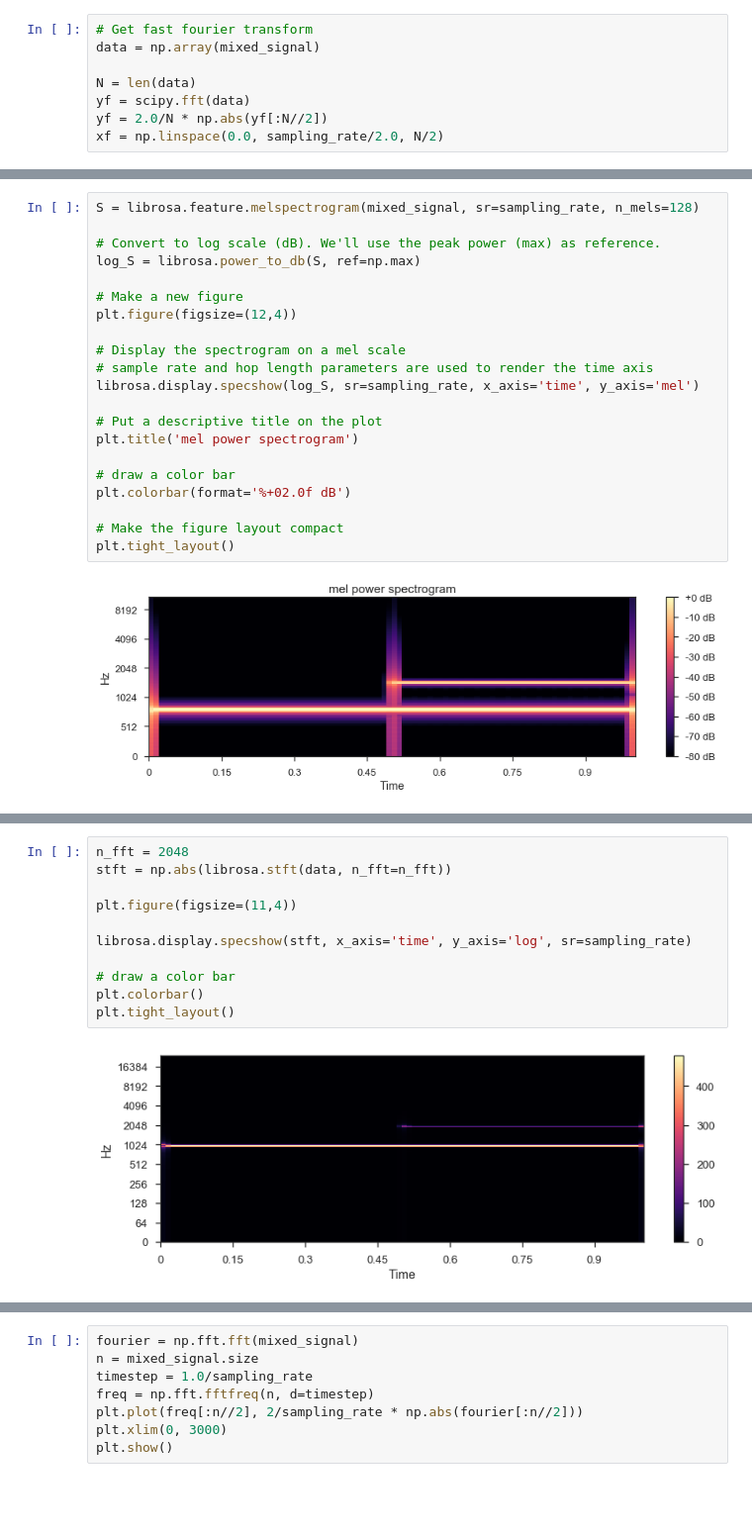
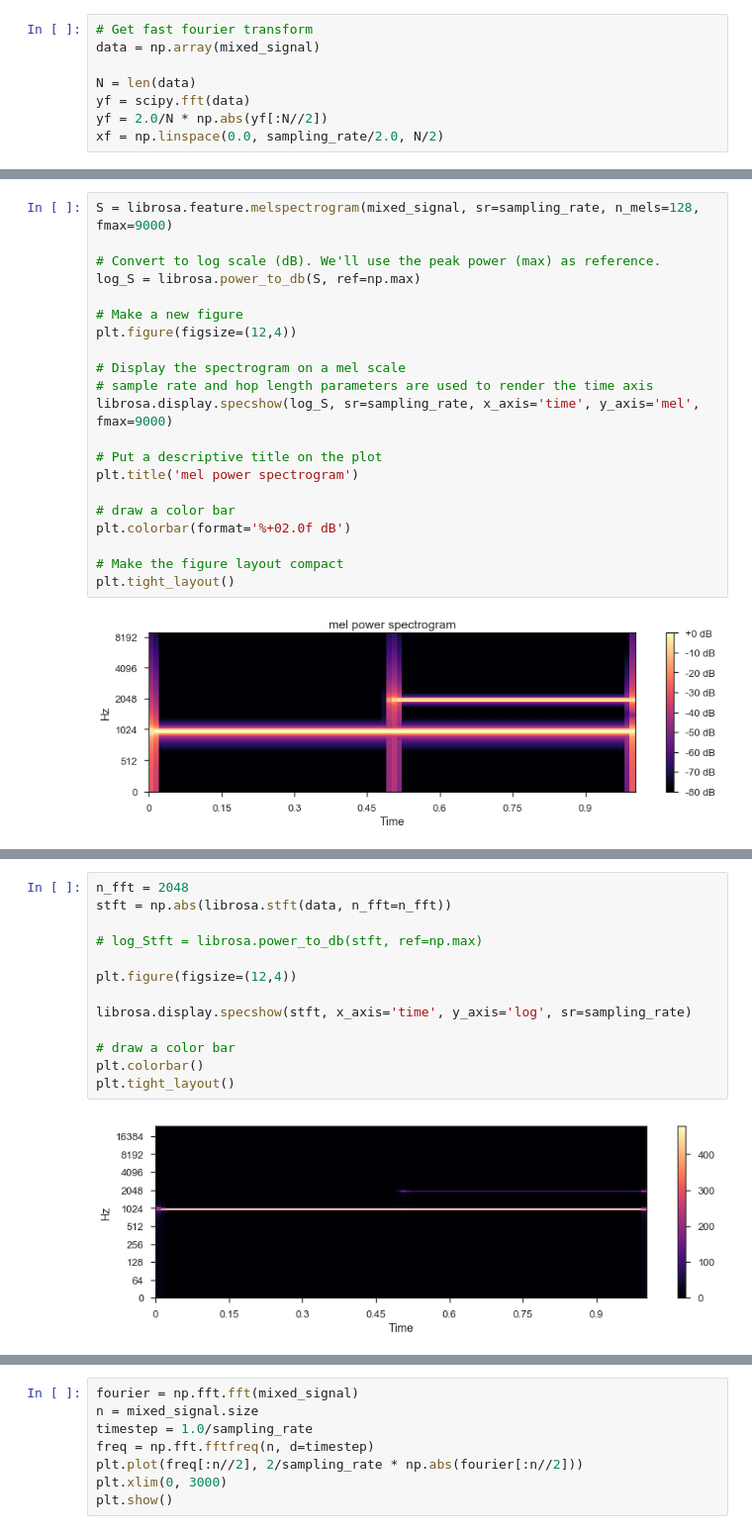
Before and after one commit to MariusDgr/AudioMining, a Jupyter notebook: notebooks/exploratory/Simple_Mix.ipynb, the cells around one changed output, grey strips where cells are left out. Shown: that part at 99% size. Cells and saved outputs as stored; diff of their text form; blank space fills up the shorter version.

Commit message:
added fmax to melspec

```diff
--- a/notebooks/exploratory/Simple_Mix.ipynb
+++ b/notebooks/exploratory/Simple_Mix.ipynb
@@ -84,5 +84,5 @@ plt.show()
 # %%
-S = librosa.feature.melspectrogram(mixed_signal, sr=sampling_rate, n_mels=128)
+S = librosa.feature.melspectrogram(mixed_signal, sr=sampling_rate, n_mels=128, fmax=9000)
 
 # Convert to log scale (dB). We'll use the peak power (max) as reference.
 log_S = librosa.power_to_db(S, ref=np.max)
@@ -92,7 +92,7 @@ plt.figure(figsize=(12,4))
 
 # Display the spectrogram on a mel scale
 # sample rate and hop length parameters are used to render the time axis
-librosa.display.specshow(log_S, sr=sampling_rate, x_axis='time', y_axis='mel')
+librosa.display.specshow(log_S, sr=sampling_rate, x_axis='time', y_axis='mel', fmax=9000)
 
 # Put a descriptive title on the plot
 plt.title('mel power spectrogram')
@@ -103,7 +103,7 @@ plt.colorbar(format='%+02.0f dB')
 # Make the figure layout compact
 plt.tight_layout()
 # %% [output]
-[figure, old version]
+[figure, new version]
 # %%
 IPython.display.Audio(mixed_signal, rate=sampling_rate)
 # %% [output]
@@ -111,13 +111,15 @@ IPython.display.Audio(mixed_signal, rate=sampling_rate)
 # %%
 n_fft = 2048
 stft = np.abs(librosa.stft(data, n_fft=n_fft))
 
-plt.figure(figsize=(11,4))
+# log_Stft = librosa.power_to_db(stft, ref=np.max)
+
+plt.figure(figsize=(12,4))
 
 librosa.display.specshow(stft, x_axis='time', y_axis='log', sr=sampling_rate)
 
 # draw a color bar
 plt.colorbar()
 plt.tight_layout()
 # %% [output]
-[figure, old version]
+[figure, new version]
```
Also changed, not shown: parts of 5 cells of this notebook.
